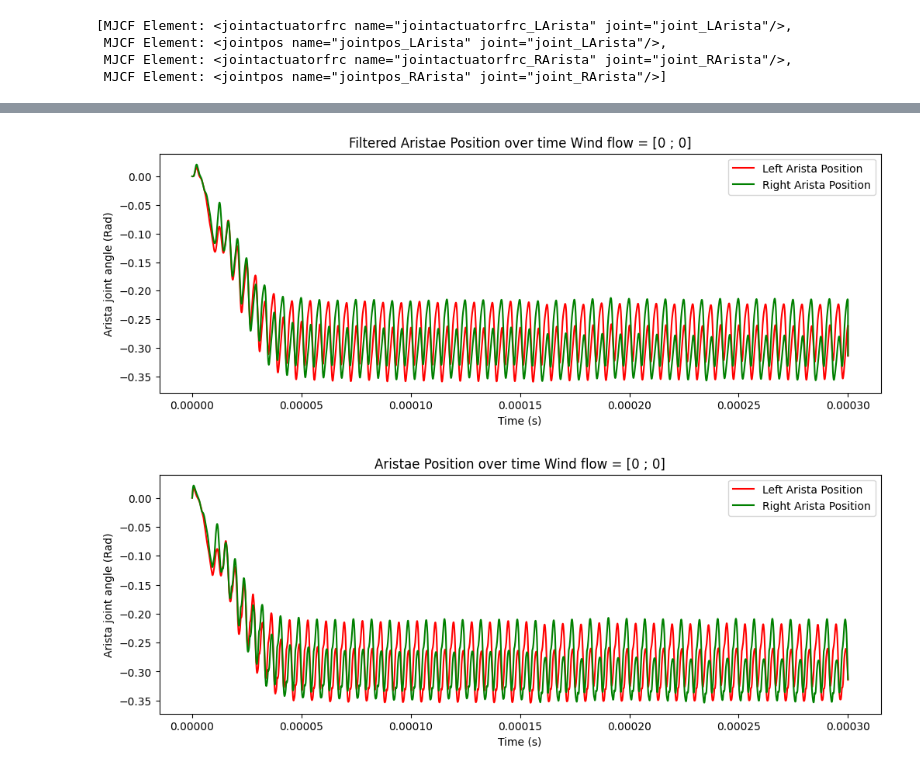
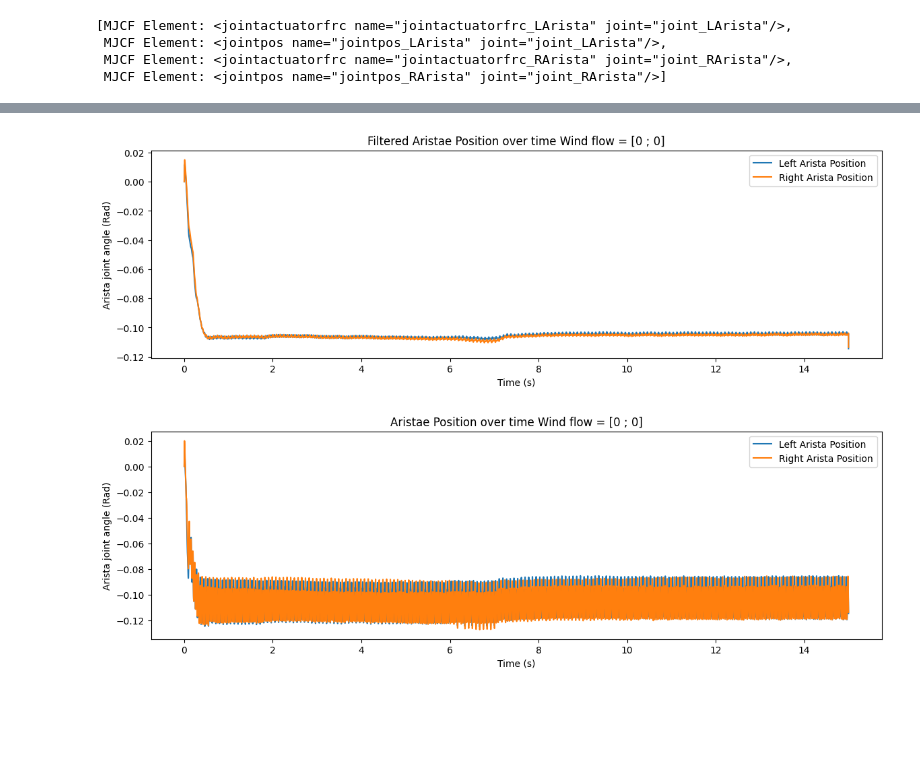
Before and after one commit to Nekoemy/CoBAR_wind_sensing, a Jupyter notebook: WindyArrowFinal.ipynb, the cells around one changed output, grey strips where cells are left out. Saved outputs shown, nothing was run; the diff lists cells and outputs as text; code cells hidden in the pictures; blank space fills up the shorter version.

```diff
--- a/WindyArrowFinal.ipynb
+++ b/WindyArrowFinal.ipynb
@@ -113,10 +113,10 @@ class WindTurningNMF(NeuroMechFly):
                 joint.stiffness = self.sim_params.joint_stiffness
                 joint.damping = self.sim_params.joint_damping
             elif "LArista" in joint.name:
-                joint.stiffness = 0.002
+                joint.stiffness = 0.006
                 joint.damping = 2e-4
             elif "RArista" in joint.name:
-                joint.stiffness = 0.002
+                joint.stiffness = 0.006
                 joint.damping = 2e-4
             elif "Head" in joint.name:
                 joint.stiffness = 1000.0
@@ -246,7 +246,7 @@ windturning_nmf._arista_sensors
 # %%
 #Declare simulation parameters
 
-run_time = 3
+run_time = 15
 
 contact_sensor_placements = [
     f"{leg}{segment}"
@@ -301,12 +301,15 @@ for i in trange(target_num_steps) :
     R = obs["arista_joint_pos_filtered"][3]
 
     #The fly walk straight or starts turning if a bias indicating wind is sensed in the antenae
-    if((L-R)>0.006) :
-        action=np.array([1, 1])
-    elif((R-L)>0.006) :
-        action=np.array([1, 1])
+    '''
+    if((L-R)>0.005) :
+        action=np.array([1, 0.2])
+    elif((R-L)>0.005) :
+        action=np.array([0.2, 1])
     else :
         action = np.array([1, 1])
+    '''
+    action = np.array([1,1])
 
 
     obs, reward, terminated, truncated, info = nmf.step(action)
@@ -318,6 +321,3 @@ for i in trange(target_num_steps) :
     magnitude_hist.append(nmf.cpg_network.curr_magnitudes.copy())
 
     nmf.render()
-
-
-nmf.save_video("arista.mp4", 0)
@@ -329,44 +333,47 @@ Video("./arista.mp4")
 # %%
 #Plot the aristae position over time
 
 arista_joint_filtered = np.array([obs["arista_joint_pos_filtered"] for obs in obs_list])
-time = np.linspace(0, run_time, target_num_steps) * nmf.timestep
-
+time = np.linspace(0, run_time, target_num_steps)
 # Create a figure and a set of subplots
-fig, ax1 = plt.subplots(figsize=(12, 4))
+fig, ax1 = plt.subplots(figsize=(14, 4))
 
 
 # Create a second y-axis for the second and fourth curves
-ax1.plot(time, arista_joint_filtered[:, 1], 'r', label="Left Arista Position")
-ax1.plot(time, arista_joint_filtered[:, 3], 'g', label="Right Arista Position")
+ax1.plot(time, arista_joint_filtered[:, 1], label="Left Arista Position")
+ax1.plot(time, arista_joint_filtered[:, 3], label="Right Arista Position")
 ax1.set_ylabel('Arista joint angle (Rad)')
 ax1.set_xlabel('Time (s)')
 ax1.legend(loc='best')
-plt.title("Filtered Aristae Position over time Wind flow = ["+str(wind_arena.wind_vector[0])+" ; "+str(wind_arena.wind_vector[1])+"]")
+title = "Filtered Aristae Position over time Wind flow = ["+str(wind_arena.wind_vector[0])+" ; "+str(wind_arena.wind_vector[1])+"]"
+plt.title(title)
+plt.savefig("outputs/"+title+"_NONE.png",dpi=160)
 
 plt.show()
 # %% [output]
-[figure, old version]
+[figure, new version]
 # %%
 #Plot the aristae position over time
 
 arista_joint = np.array([obs["arista_joint_pos"] for obs in obs_list])
-time = np.linspace(0, run_time, target_num_steps) * nmf.timestep
+time = np.linspace(0, run_time, target_num_steps)
 
 # Create a figure and a set of subplots
-fig, ax1 = plt.subplots(figsize=(12, 4))
+fig, ax1 = plt.subplots(figsize=(14, 4))
 
 
 # Create a second y-axis for the second and fourth curves
-ax1.plot(time, arista_joint[:, 1], 'r', label="Left Arista Position")
-ax1.plot(time, arista_joint[:, 3], 'g', label="Right Arista Position")
+ax1.plot(time, arista_joint[:, 1], label="Left Arista Position")
+ax1.plot(time, arista_joint[:, 3], label="Right Arista Position")
 ax1.set_ylabel('Arista joint angle (Rad)')
 ax1.set_xlabel('Time (s)')
 ax1.legend(loc='best')
-plt.title("Aristae Position over time Wind flow = ["+str(wind_arena.wind_vector[0])+" ; "+str(wind_arena.wind_vector[1])+"]")
 
+title = "Aristae Position over time Wind flow = ["+str(wind_arena.wind_vector[0])+" ; "+str(wind_arena.wind_vector[1])+"]"
+plt.title(title)
+plt.savefig("outputs/"+title+"_NONE.png",dpi=160)
 plt.show()
 # %% [output]
-[figure, old version]
+[figure, new version]
 # %%
 #Plot the difference of position across aristae.
```
Also changed, not shown: parts of 16 cells of this notebook.
